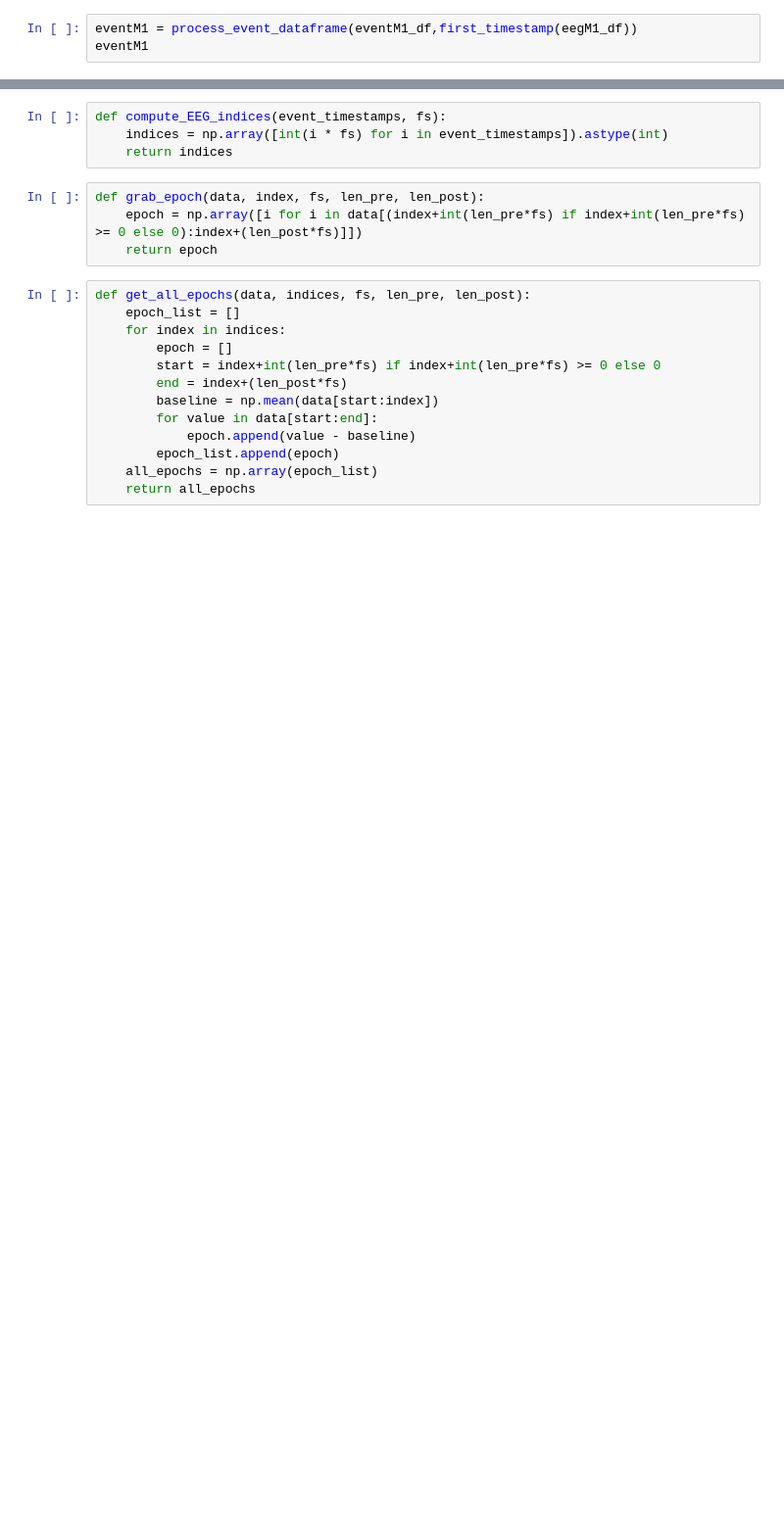
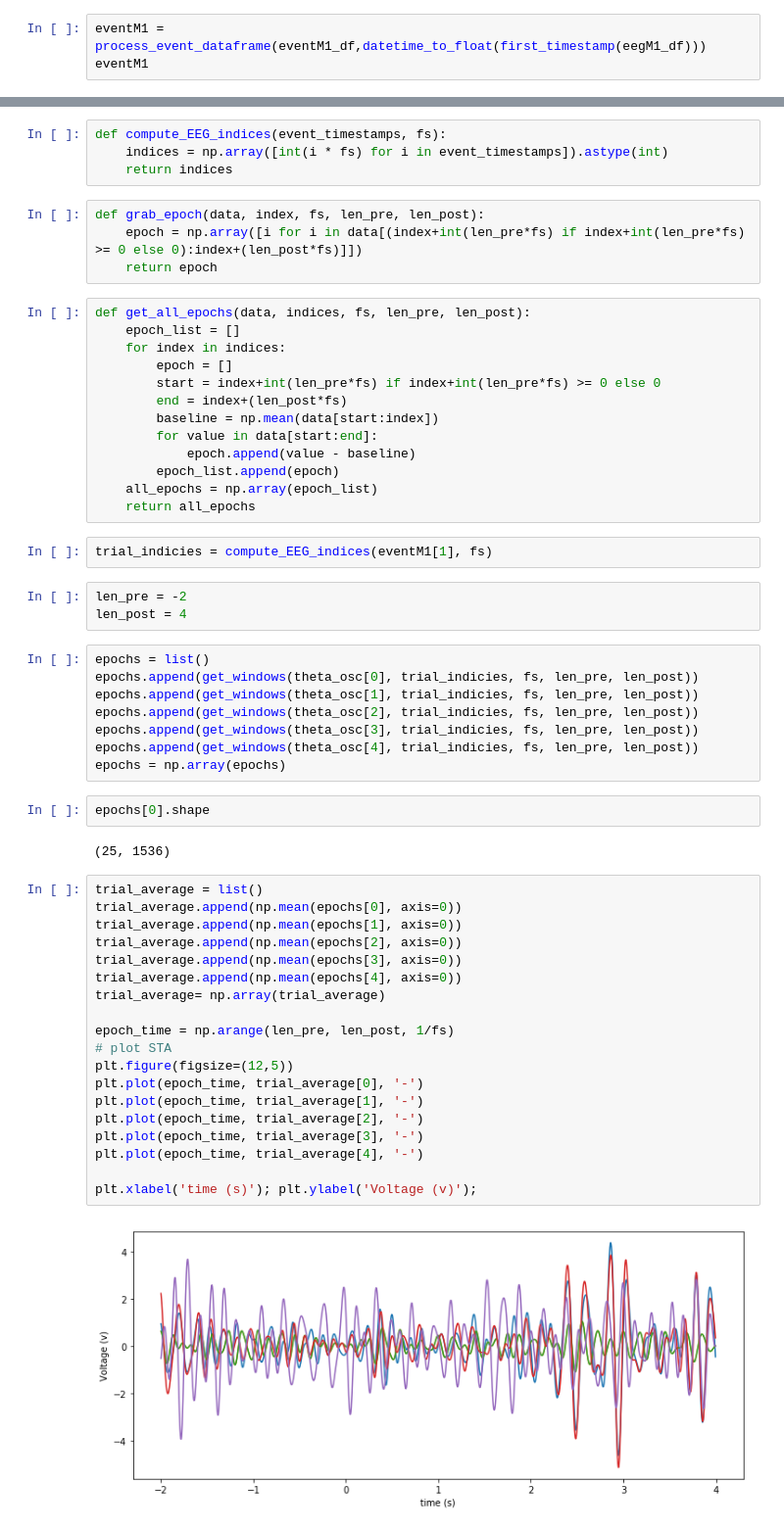
Before and after one commit to TamuzHod/Neural-_signal_processing_final_project, a Jupyter notebook: ProcessEEG.ipynb, the cells around one changed output, grey strips where cells are left out. Shown at 98% size. Cells and saved outputs as stored; diff of their text form; blank space fills up the shorter version.

Commit message:
Time stamps shananigens

```diff
--- a/ProcessEEG.ipynb
+++ b/ProcessEEG.ipynb
@@ -87,4 +104,4 @@ def first_timestamp(df):
 # %%
-eventM1 = process_event_dataframe(eventM1_df,first_timestamp(eegM1_df))
+eventM1 = process_event_dataframe(eventM1_df,datetime_to_float(first_timestamp(eegM1_df)))
 eventM1
 # %% [output]
@@ -194,3 +205,41 @@ def get_all_epochs(data, indices, fs, len_pre, len_post):
         epoch_list.append(epoch)
     all_epochs = np.array(epoch_list)
     return all_epochs
+# %%
+trial_indicies = compute_EEG_indices(eventM1[1], fs)
+# %%
+len_pre = -2
+len_post = 4
+# %%
+epochs = list()
+epochs.append(get_windows(theta_osc[0], trial_indicies, fs, len_pre, len_post))
+epochs.append(get_windows(theta_osc[1], trial_indicies, fs, len_pre, len_post))
+epochs.append(get_windows(theta_osc[2], trial_indicies, fs, len_pre, len_post))
+epochs.append(get_windows(theta_osc[3], trial_indicies, fs, len_pre, len_post))
+epochs.append(get_windows(theta_osc[4], trial_indicies, fs, len_pre, len_post))
+epochs = np.array(epochs)
+# %%
+epochs[0].shape
+# %% [output]
+(25, 1536)
+# %%
+trial_average = list()
+trial_average.append(np.mean(epochs[0], axis=0))
+trial_average.append(np.mean(epochs[1], axis=0))
+trial_average.append(np.mean(epochs[2], axis=0))
+trial_average.append(np.mean(epochs[3], axis=0))
+trial_average.append(np.mean(epochs[4], axis=0))
+trial_average= np.array(trial_average)
+
+epoch_time = np.arange(len_pre, len_post, 1/fs)
+# plot STA
+plt.figure(figsize=(12,5))
+plt.plot(epoch_time, trial_average[0], '-')
+plt.plot(epoch_time, trial_average[1], '-')
+plt.plot(epoch_time, trial_average[2], '-')
+plt.plot(epoch_time, trial_average[3], '-')
+plt.plot(epoch_time, trial_average[4], '-')
+
+plt.xlabel('time (s)'); plt.ylabel('Voltage (v)');
+# %% [output]
+[figure, added]
```
Also changed, not shown: parts of 7 cells of this notebook.
